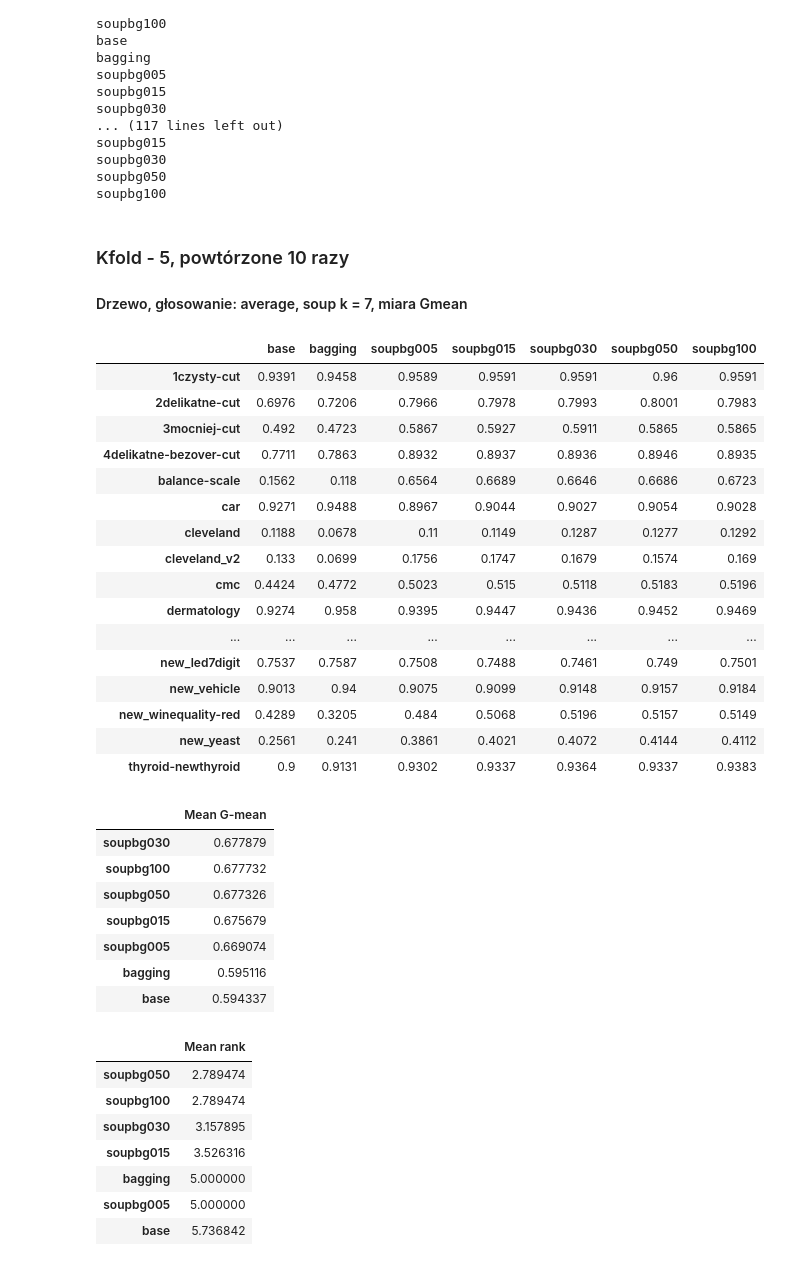
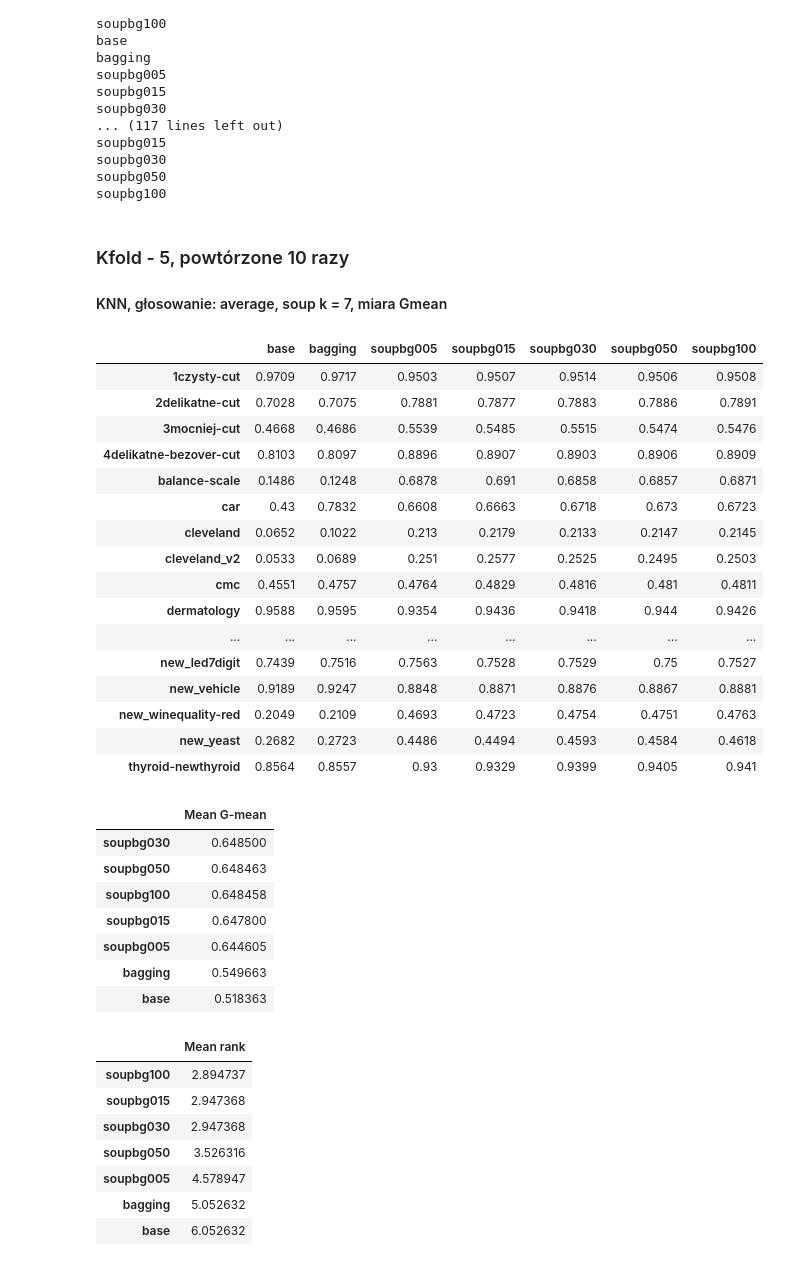
Before and after one commit to damianhorna/multi-imbalance, a Jupyter notebook: benchmarks/soupbg/soupbg.ipynb, the cells around one changed output. Drawn from its saved outputs; the diff is of its cells as text; code cells hidden in the pictures.

```diff
--- a/benchmarks/soupbg/soupbg.ipynb
+++ b/benchmarks/soupbg/soupbg.ipynb
@@ -123,7 +123,7 @@ def test_resampling(res, dataset_values, dataset_name):
             X_train_resampled, y_train_resampled = resample_data(res, i, X_train, y_train, no_classes, dataset_name)
 
             # for clf_name in ['knn']:
-            for clf_name in ['tree']:
+            for clf_name in ['knn']:
                 if clf_name == 'knn':
                     clf = KNeighborsClassifier(n_neighbors=5)
                 elif clf_name == 'tree':
@@ -214,44 +214,44 @@ soupbg050
 soupbg100
 # %% [markdown]
 ### Kfold - 5, powtórzone 10 razy
-#### Drzewo, głosowanie: average, soup k = 7, miara Gmean
+#### KNN, głosowanie: average, soup k = 7, miara Gmean
 # %%
 # scores
-base = pd.DataFrame(scores['g_mean_tree']).T
+base = pd.DataFrame(scores['g_mean_knn']).T
 columns = [i for i in clf_res_names if 'soupbg' in i]
-print_scores(scores['g_mean_tree_average'], name='g_mean_tree_average_comparision', columns=columns, base=base)
+print_scores(scores['g_mean_knn_average'], name='g_mean_knn_average_comparision', columns=columns, base=base)
 # %% [output]
 |  | base | bagging | soupbg005 | soupbg015 | soupbg030 | soupbg050 | soupbg100 |
-| 1czysty-cut | 0.9391 | 0.9458 | 0.9589 | 0.9591 | 0.9591 | 0.96 | 0.9591 |
-| 2delikatne-cut | 0.6976 | 0.7206 | 0.7966 | 0.7978 | 0.7993 | 0.8001 | 0.7983 |
-| 3mocniej-cut | 0.492 | 0.4723 | 0.5867 | 0.5927 | 0.5911 | 0.5865 | 0.5865 |
-| 4delikatne-bezover-cut | 0.7711 | 0.7863 | 0.8932 | 0.8937 | 0.8936 | 0.8946 | 0.8935 |
-| balance-scale | 0.1562 | 0.118 | 0.6564 | 0.6689 | 0.6646 | 0.6686 | 0.6723 |
-| car | 0.9271 | 0.9488 | 0.8967 | 0.9044 | 0.9027 | 0.9054 | 0.9028 |
-| cleveland | 0.1188 | 0.0678 | 0.11 | 0.1149 | 0.1287 | 0.1277 | 0.1292 |
-| cleveland_v2 | 0.133 | 0.0699 | 0.1756 | 0.1747 | 0.1679 | 0.1574 | 0.169 |
-| cmc | 0.4424 | 0.4772 | 0.5023 | 0.515 | 0.5118 | 0.5183 | 0.5196 |
-| dermatology | 0.9274 | 0.958 | 0.9395 | 0.9447 | 0.9436 | 0.9452 | 0.9469 |
+| 1czysty-cut | 0.9709 | 0.9717 | 0.9503 | 0.9507 | 0.9514 | 0.9506 | 0.9508 |
+| 2delikatne-cut | 0.7028 | 0.7075 | 0.7881 | 0.7877 | 0.7883 | 0.7886 | 0.7891 |
+| 3mocniej-cut | 0.4668 | 0.4686 | 0.5539 | 0.5485 | 0.5515 | 0.5474 | 0.5476 |
+| 4delikatne-bezover-cut | 0.8103 | 0.8097 | 0.8896 | 0.8907 | 0.8903 | 0.8906 | 0.8909 |
+| balance-scale | 0.1486 | 0.1248 | 0.6878 | 0.691 | 0.6858 | 0.6857 | 0.6871 |
+| car | 0.43 | 0.7832 | 0.6608 | 0.6663 | 0.6718 | 0.673 | 0.6723 |
+| cleveland | 0.0652 | 0.1022 | 0.213 | 0.2179 | 0.2133 | 0.2147 | 0.2145 |
+| cleveland_v2 | 0.0533 | 0.0689 | 0.251 | 0.2577 | 0.2525 | 0.2495 | 0.2503 |
+| cmc | 0.4551 | 0.4757 | 0.4764 | 0.4829 | 0.4816 | 0.481 | 0.4811 |
+| dermatology | 0.9588 | 0.9595 | 0.9354 | 0.9436 | 0.9418 | 0.944 | 0.9426 |
 | ... | ... | ... | ... | ... | ... | ... | ... |
-| new_led7digit | 0.7537 | 0.7587 | 0.7508 | 0.7488 | 0.7461 | 0.749 | 0.7501 |
-| new_vehicle | 0.9013 | 0.94 | 0.9075 | 0.9099 | 0.9148 | 0.9157 | 0.9184 |
-| new_winequality-red | 0.4289 | 0.3205 | 0.484 | 0.5068 | 0.5196 | 0.5157 | 0.5149 |
-| new_yeast | 0.2561 | 0.241 | 0.3861 | 0.4021 | 0.4072 | 0.4144 | 0.4112 |
-| thyroid-newthyroid | 0.9 | 0.9131 | 0.9302 | 0.9337 | 0.9364 | 0.9337 | 0.9383 |
+| new_led7digit | 0.7439 | 0.7516 | 0.7563 | 0.7528 | 0.7529 | 0.75 | 0.7527 |
+| new_vehicle | 0.9189 | 0.9247 | 0.8848 | 0.8871 | 0.8876 | 0.8867 | 0.8881 |
+| new_winequality-red | 0.2049 | 0.2109 | 0.4693 | 0.4723 | 0.4754 | 0.4751 | 0.4763 |
+| new_yeast | 0.2682 | 0.2723 | 0.4486 | 0.4494 | 0.4593 | 0.4584 | 0.4618 |
+| thyroid-newthyroid | 0.8564 | 0.8557 | 0.93 | 0.9329 | 0.9399 | 0.9405 | 0.941 |
 |  | Mean G-mean |
-| soupbg030 | 0.677879 |
-| soupbg100 | 0.677732 |
-| soupbg050 | 0.677326 |
-| soupbg015 | 0.675679 |
-| soupbg005 | 0.669074 |
-| bagging | 0.595116 |
-| base | 0.594337 |
+| soupbg030 | 0.648500 |
+| soupbg050 | 0.648463 |
+| soupbg100 | 0.648458 |
+| soupbg015 | 0.647800 |
+| soupbg005 | 0.644605 |
+| bagging | 0.549663 |
+| base | 0.518363 |
 |  | Mean rank |
-| soupbg050 | 2.789474 |
-| soupbg100 | 2.789474 |
-| soupbg030 | 3.157895 |
-| soupbg015 | 3.526316 |
-| bagging | 5.000000 |
-| soupbg005 | 5.000000 |
-| base | 5.736842 |
+| soupbg100 | 2.894737 |
+| soupbg015 | 2.947368 |
+| soupbg030 | 2.947368 |
+| soupbg050 | 3.526316 |
+| soupbg005 | 4.578947 |
+| bagging | 5.052632 |
+| base | 6.052632 |
 # %% [markdown]
```
Also changed, not shown: parts of 7 cells of this notebook, 1 other file.
